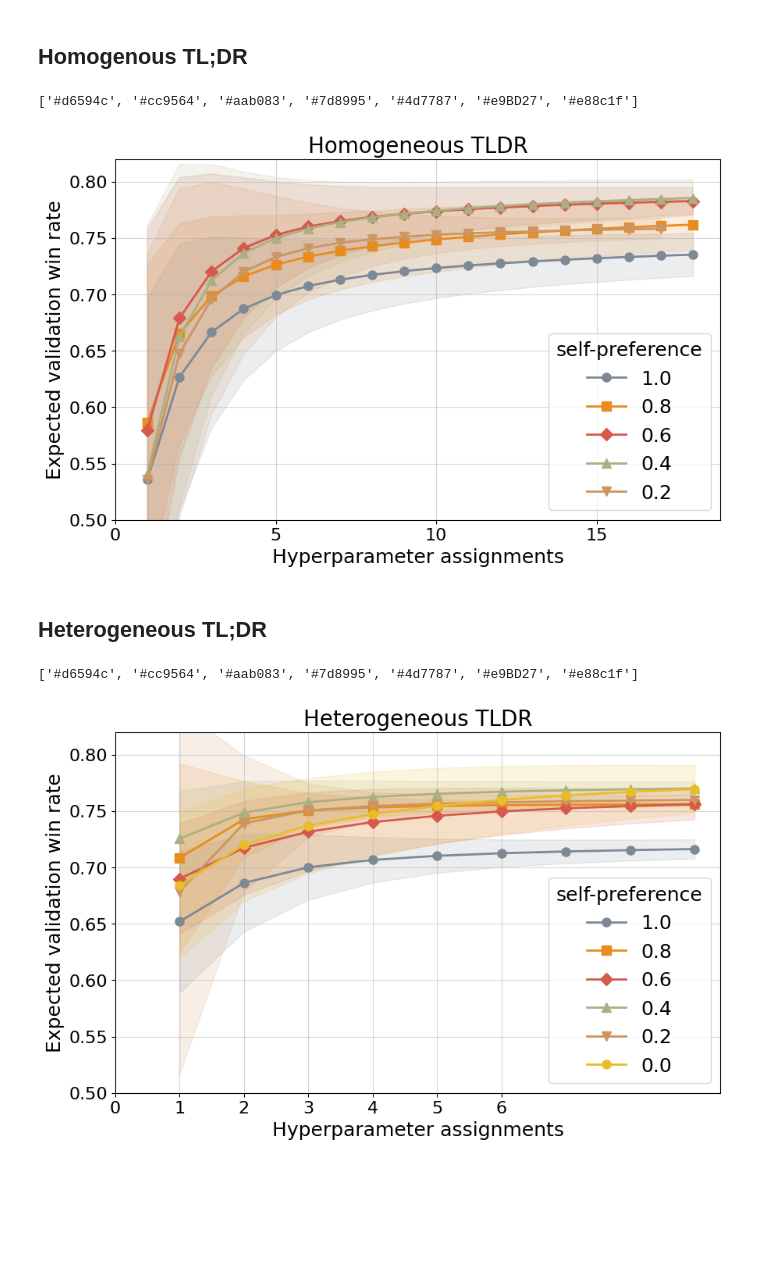
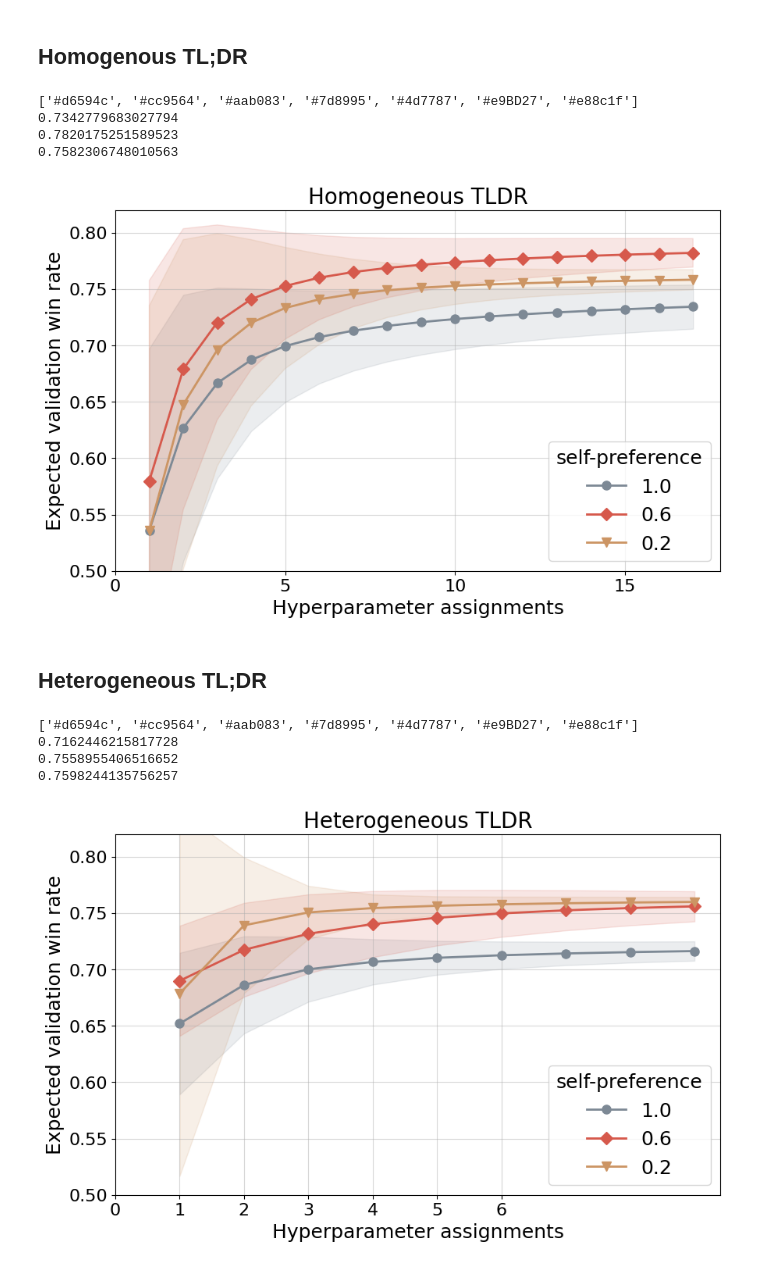
Before and after one commit to RLHF-And-Friends/PrePPO, a Jupyter notebook: src/pre_ppo/scripts/tldr/evp.ipynb, the cells around one changed output. Cells and saved outputs as stored; diff of their text form; code cells hidden in the pictures; blank space fills up the shorter version.

```diff
--- a/src/pre_ppo/scripts/tldr/evp.ipynb
+++ b/src/pre_ppo/scripts/tldr/evp.ipynb
@@ -187,10 +187,21 @@ plt.figure(figsize=(10,6))
 
 methods_results = dict(sorted(methods_results.items(), reverse=True))
 
+methods_to_keep = [1.0, 0.6, 0.2]
 for idx, (method, result) in enumerate(methods_results.items()):
+    if method not in methods_to_keep:
+        continue
+
     n_values = range(1, len(result["mean"]) + 1)
     mean_values = result["mean"]
     std_dev = result["var"]
+
+    if method != 0.2:
+        n_values = n_values[:-1]
+        mean_values = mean_values[:-1]
+        std_dev = std_dev[:-1]
+
+    print(mean_values[-1])
 
     plt.plot(
         n_values,
@@ -225,7 +236,10 @@ plt.savefig('tldr.pdf')
 plt.show()
 # %% [output]
 ['#d6594c', '#cc9564', '#aab083', '#7d8995', '#4d7787', '#e9BD27', '#e88c1f']
+0.7342779683027794
+0.7820175251589523
+0.7582306748010563
-[figure, old version]
+[figure, new version]
 # %% [markdown]
 ## Heterogeneous TL;DR
 # %%
@@ -259,10 +273,16 @@ plt.figure(figsize=(10,6))
 
 methods_results = dict(sorted(methods_results.items(), reverse=True))
 
+methods_to_keep = [1.0, 0.6, 0.2]
 for idx, (method, result) in enumerate(methods_results.items()):
+    if method not in methods_to_keep:
+        continue
+
     n_values = range(1, len(result["mean"]) + 1)
     mean_values = result["mean"]
     std_dev = result["var"]
+
+    print(mean_values[-1])
 
     plt.plot(
         n_values,
@@ -270,31 +290,34 @@ for idx, (method, result) in enumerate(methods_results.items()):
         label=method,
         linewidth=2,
         marker=markers[idx % len(markers)],  # Переключение маркера на каждый метод
         markersize=8,
         color=colors[idx]
     )
 
     plt.fill_between(
         n_values,
         np.array(mean_values) - np.array(std_dev),
         np.array(mean_values) + np.array(std_dev),
         alpha=0.15,
         color=colors[idx]
     )
 
 plt.xlabel("Hyperparameter assignments", fontsize=18)
 plt.ylabel("Expected validation win rate", fontsize=18)
 # plt.xlim((1, 16))
 plt.ylim((0.5, 0.82))
 plt.xticks(ticks=np.arange(0, 7, 1), fontsize=16)
 plt.yticks(fontsize=16)
 # plt.title("Ожидаемый максимум с закрашенной зоной стандартного отклонения")
 legend = plt.legend(title="self-preference", fontsize=18)
 legend.get_title().set_fontsize('18')
 plt.grid(True, alpha=0.5)
 plt.title("Heterogeneous TLDR", fontsize=20)
 plt.savefig('ptldr.pdf')
 plt.show()
 # %% [output]
 ['#d6594c', '#cc9564', '#aab083', '#7d8995', '#4d7787', '#e9BD27', '#e88c1f']
+0.7162446215817728
+0.7558955406516652
+0.7598244135756257
-[figure, old version]
+[figure, new version]
```
Also changed, not shown: parts of 2 cells of this notebook, 9 other files.
